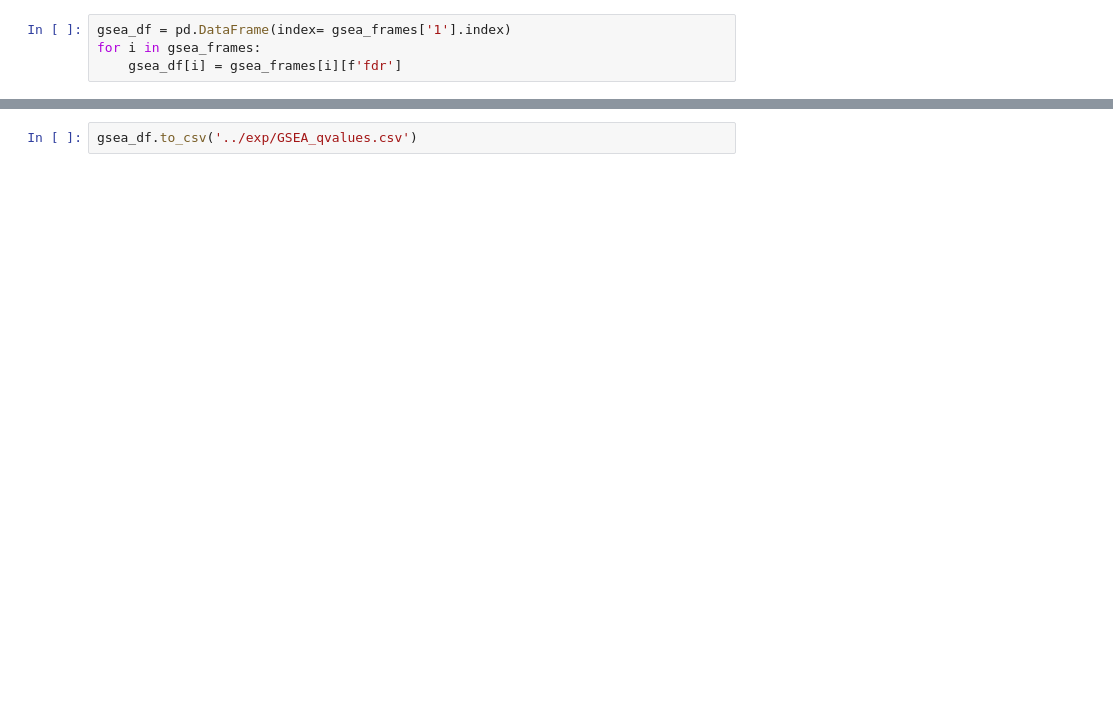
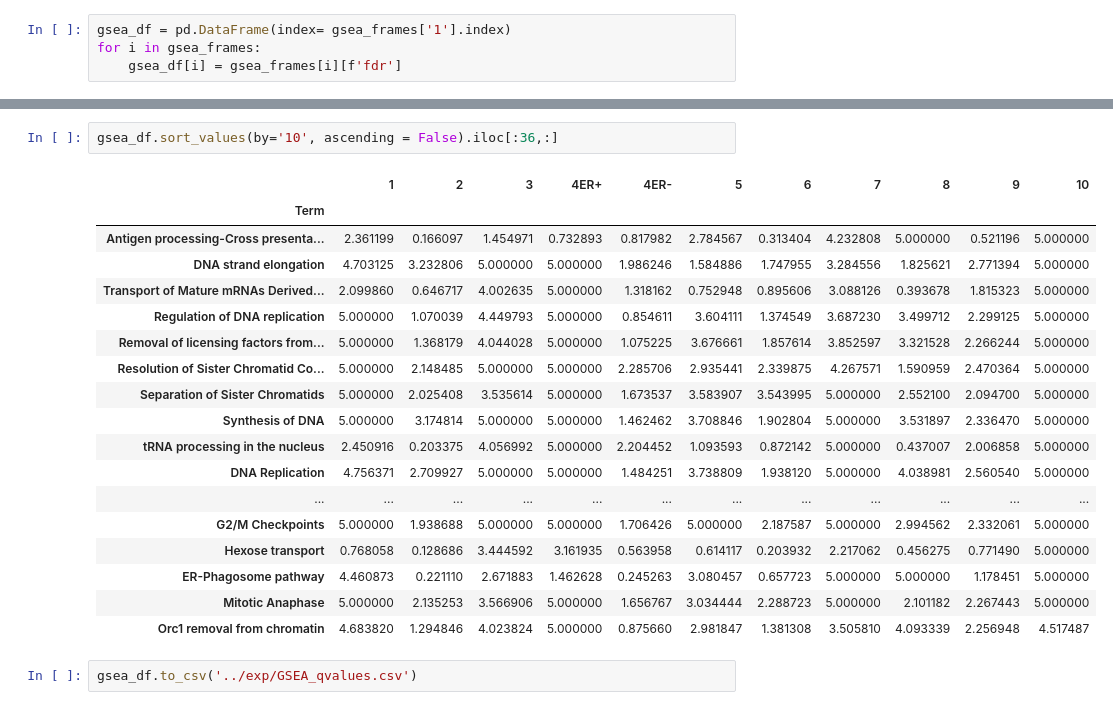
Before and after one commit to statisticalbiotechnology/wall, a Jupyter notebook: src/evaluating_gsea.ipynb, the cells around one changed output, grey strips where cells are left out. Cells and saved outputs as stored; diff of their text form; blank space fills up the shorter version.

Commit message:
updated GSEA evaluation and readme

```diff
--- a/src/evaluating_gsea.ipynb
+++ b/src/evaluating_gsea.ipynb
@@ -175,2 +144,23 @@ gsea_df
+# %%
+gsea_df.sort_values(by='10', ascending = False).iloc[:36,:]
+# %% [output]
+|  | 1 | 2 | 3 | 4ER+ | 4ER- | 5 | 6 | 7 | 8 | 9 | 10 |
+| Term |  |  |  |  |  |  |  |  |  |  |  |
+| Antigen processing-Cross presenta... | 2.361199 | 0.166097 | 1.454971 | 0.732893 | 0.817982 | 2.784567 | 0.313404 | 4.232808 | 5.000000 | 0.521196 | 5.000000 |
+| DNA strand elongation | 4.703125 | 3.232806 | 5.000000 | 5.000000 | 1.986246 | 1.584886 | 1.747955 | 3.284556 | 1.825621 | 2.771394 | 5.000000 |
+| Transport of Mature mRNAs Derived... | 2.099860 | 0.646717 | 4.002635 | 5.000000 | 1.318162 | 0.752948 | 0.895606 | 3.088126 | 0.393678 | 1.815323 | 5.000000 |
+| Regulation of DNA replication | 5.000000 | 1.070039 | 4.449793 | 5.000000 | 0.854611 | 3.604111 | 1.374549 | 3.687230 | 3.499712 | 2.299125 | 5.000000 |
+| Removal of licensing factors from... | 5.000000 | 1.368179 | 4.044028 | 5.000000 | 1.075225 | 3.676661 | 1.857614 | 3.852597 | 3.321528 | 2.266244 | 5.000000 |
+| Resolution of Sister Chromatid Co... | 5.000000 | 2.148485 | 5.000000 | 5.000000 | 2.285706 | 2.935441 | 2.339875 | 4.267571 | 1.590959 | 2.470364 | 5.000000 |
+| Separation of Sister Chromatids | 5.000000 | 2.025408 | 3.535614 | 5.000000 | 1.673537 | 3.583907 | 3.543995 | 5.000000 | 2.552100 | 2.094700 | 5.000000 |
+| Synthesis of DNA | 5.000000 | 3.174814 | 5.000000 | 5.000000 | 1.462462 | 3.708846 | 1.902804 | 5.000000 | 3.531897 | 2.336470 | 5.000000 |
+| tRNA processing in the nucleus | 2.450916 | 0.203375 | 4.056992 | 5.000000 | 2.204452 | 1.093593 | 0.872142 | 5.000000 | 0.437007 | 2.006858 | 5.000000 |
+| DNA Replication | 4.756371 | 2.709927 | 5.000000 | 5.000000 | 1.484251 | 3.738809 | 1.938120 | 5.000000 | 4.038981 | 2.560540 | 5.000000 |
+| ... | ... | ... | ... | ... | ... | ... | ... | ... | ... | ... | ... |
+| G2/M Checkpoints | 5.000000 | 1.938688 | 5.000000 | 5.000000 | 1.706426 | 5.000000 | 2.187587 | 5.000000 | 2.994562 | 2.332061 | 5.000000 |
+| Hexose transport | 0.768058 | 0.128686 | 3.444592 | 3.161935 | 0.563958 | 0.614117 | 0.203932 | 2.217062 | 0.456275 | 0.771490 | 5.000000 |
+| ER-Phagosome pathway | 4.460873 | 0.221110 | 2.671883 | 1.462628 | 0.245263 | 3.080457 | 0.657723 | 5.000000 | 5.000000 | 1.178451 | 5.000000 |
+| Mitotic Anaphase | 5.000000 | 2.135253 | 3.566906 | 5.000000 | 1.656767 | 3.034444 | 2.288723 | 5.000000 | 2.101182 | 2.267443 | 5.000000 |
+| Orc1 removal from chromatin | 4.683820 | 1.294846 | 4.023824 | 5.000000 | 0.875660 | 2.981847 | 1.381308 | 3.505810 | 4.093339 | 2.256948 | 4.517487 |
 # %%
 gsea_df.to_csv('../exp/GSEA_qvalues.csv')
```
Also changed, not shown: parts of 6 cells of this notebook, 24 other files.
